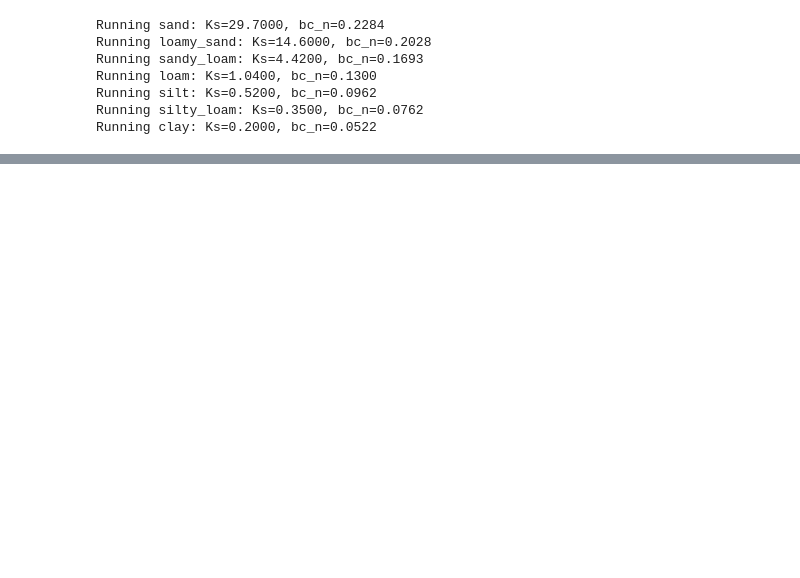
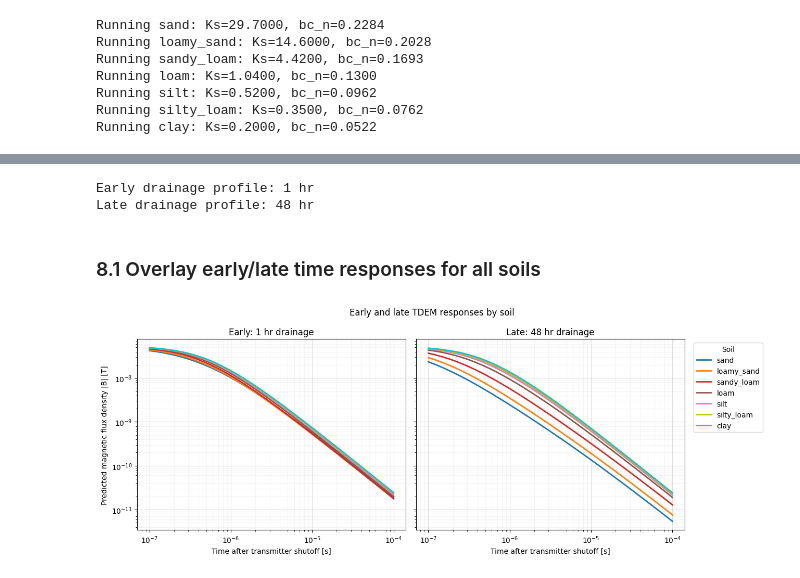
Before and after one commit to natalieyurek-cloud/TDEM_Thesis_Yurek, a Jupyter notebook: Analytical_ForwardModel.ipynb, the cells around one changed output, grey strips where cells are left out. Drawn from its saved outputs; the diff is of its cells as text; code cells hidden in the pictures; blank space fills up the shorter version.

```diff
--- a/Analytical_ForwardModel.ipynb
+++ b/Analytical_ForwardModel.ipynb
@@ -672,0 +615,77 @@ For now, we are only looking for TDEM Response for clustering 6/19/26
+# %%
+# Compare the first and last modeled drainage states.
+early_drainage_time = min(times)
+late_drainage_time = max(times)
+
+# Use the same receiver-time window used in the TDEM plot above.
+comparison_time_min = 1e-7
+comparison_time_max = 1e-4
+
+print(f"Early drainage profile: {early_drainage_time} hr")
+print(f"Late drainage profile: {late_drainage_time} hr")
+# %% [output]
+Early drainage profile: 1 hr
+Late drainage profile: 48 hr
+# %% [markdown]
+### 8.1 Overlay early/late time responses for all soils
+# %%
+def plot_early_late_responses(
+    tem_response_matrices,
+    early_time,
+    late_time,
+    time_min=None,
+    time_max=None
+):
+    """Plot all scenarios at the selected early and late drainage times."""
+
+    fig, axes = plt.subplots(1, 2, figsize=(13, 5), sharex=True, sharey=True)
+    colors = plt.cm.tab10(np.linspace(0, 1, len(tem_response_matrices)))
+
+    for color, (scenario_name, response_matrix) in zip(
+        colors, tem_response_matrices.items()
+    ):
+        time_mask = np.ones(len(response_matrix), dtype=bool)
+
+        if time_min is not None:
+            time_mask &= response_matrix.index.to_numpy() >= time_min
+        if time_max is not None:
+            time_mask &= response_matrix.index.to_numpy() <= time_max
+
+        visible_times = response_matrix.index.to_numpy()[time_mask]
+
+        for axis, drainage_time, label in zip(
+            axes,
+            [early_time, late_time],
+            ["Early", "Late"]
+        ):
+            response = np.abs(
+                response_matrix.loc[time_mask, drainage_time].to_numpy(dtype=float)
+            )
+            axis.loglog(
+                visible_times,
+                response,
+                color=color,
+                linewidth=2,
+                label=scenario_name
+            )
+            axis.set_title(f"{label}: {drainage_time} hr drainage")
+            axis.set_xlabel("Time after transmitter shutoff [s]")
+            axis.grid(True, which="major", alpha=0.4)
+            axis.grid(True, which="minor", alpha=0.12)
+
+    axes[0].set_ylabel("Predicted magnetic flux density |B| [T]")
+    axes[1].legend(title="Soil", bbox_to_anchor=(1.02, 1), loc="upper left")
+    fig.suptitle("Early and late TDEM responses by soil")
+    fig.tight_layout()
+    plt.show()
+
+
+plot_early_late_responses(
+    tem_response_matrices=tem_response_matrices,
+    early_time=early_drainage_time,
+    late_time=late_drainage_time,
+    time_min=comparison_time_min,
+    time_max=comparison_time_max
+)
+# %% [output]
+[figure, added]
```
Also changed, not shown: parts of 62 cells of this notebook.
